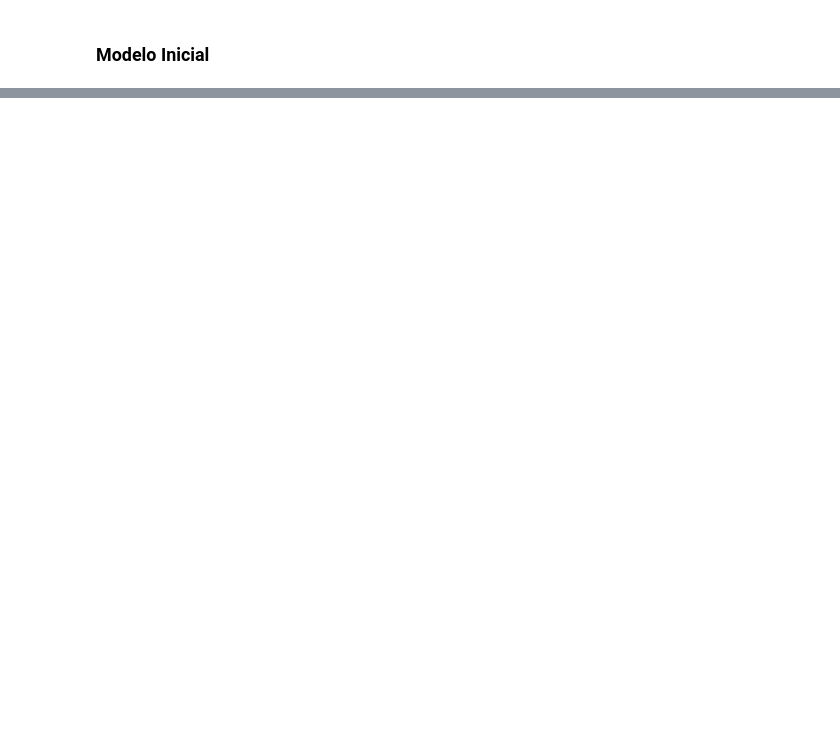
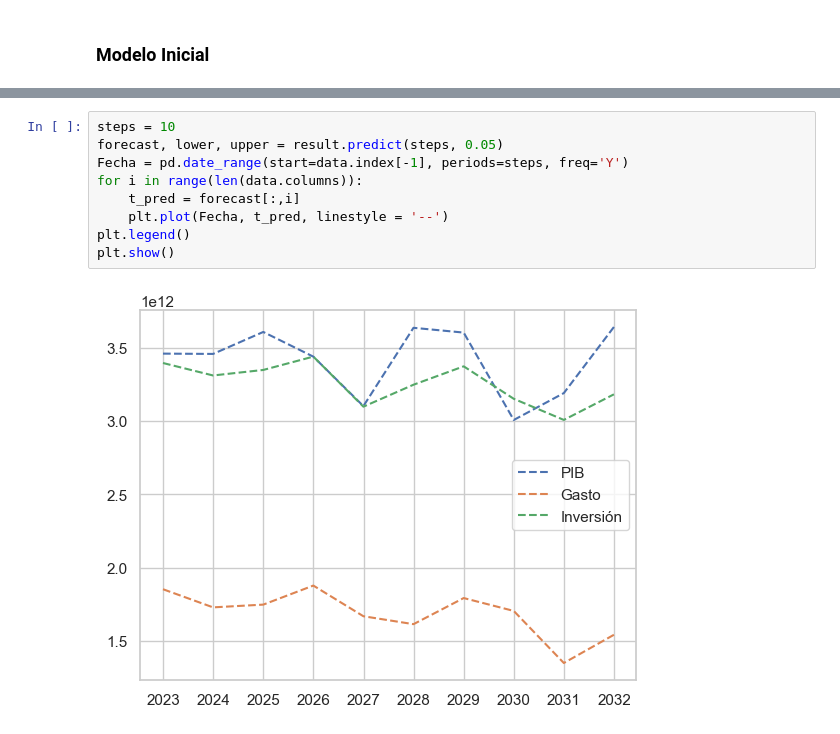
Before and after one commit to miguel2019547/econometria_2, a Jupyter notebook: _VEC/vec1.ipynb, the cells around one changed output, grey strips where cells are left out. Drawn from its saved outputs; the diff is of its cells as text; blank space fills up the shorter version.

```diff
--- a/_VEC/vec1.ipynb
+++ b/_VEC/vec1.ipynb
@@ -114,0 +113,11 @@ result.plot_forecast(steps = 10)
+# %%
+steps = 10
+forecast, lower, upper = result.predict(steps, 0.05)
+Fecha = pd.date_range(start=data.index[-1], periods=steps, freq='Y')
+for i in range(len(data.columns)):
+    t_pred = forecast[:,i]
+    plt.plot(Fecha, t_pred, linestyle = '--')
+plt.legend()
+plt.show()
+# %% [output]
+[figure, added]
```
Also changed, not shown: parts of 11 cells of this notebook.
